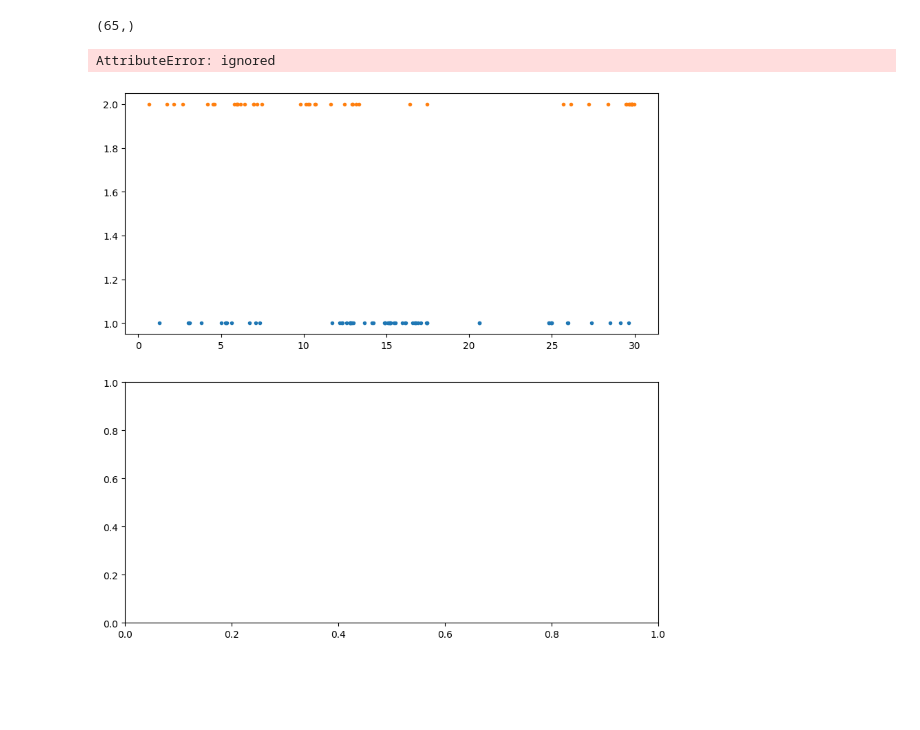
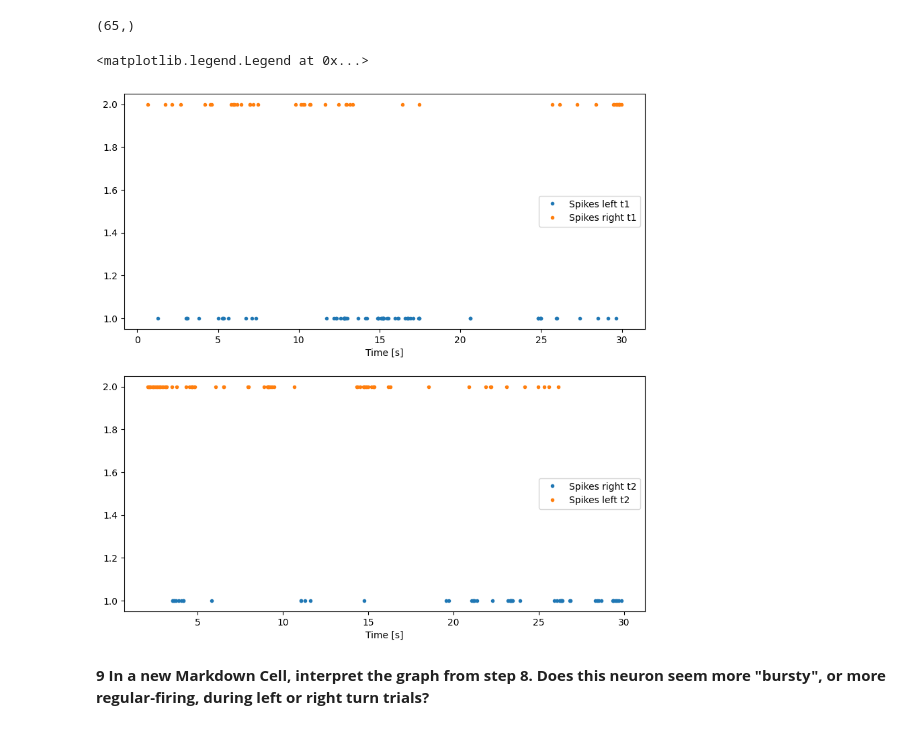
Before and after one commit to caseymacelhiney/neuro265, a Jupyter notebook: coding_homework_7.ipynb, the cells around one changed output. Saved outputs shown, nothing was run; the diff lists cells and outputs as text; code cells hidden in the pictures; blank space fills up the shorter version.

```diff
--- a/coding_homework_7.ipynb
+++ b/coding_homework_7.ipynb
@@ -93,26 +94,22 @@ np.shape(spikes_left_trial1)
 # %% [output]
 (65,)
 # %%
-#In a new Code Cell, make two subplots, and plot the spike train data from trial 1 in your first subplot,
+#8 In a new Code Cell, make two subplots, and plot the spike train data from trial 1 in your first subplot,
 #and the spike train data from trial 2 in your second subplot.
 #You should have dots that correspond to action potentials in two rows (one for left turn, one for right turn) in each subplot. Label your axes.
 fig,ax = plt.subplots(2,figsize=(10,10))
 
-ax[0].plot(spikes_left_trial1, np.ones_like(spikes_left_trial1), '.')  # Plot the low-light condition spikes
-ax[0].plot(spikes_right_trial1, 2 * np.ones_like(spikes_right_trial1), '.')  # ... and the high-light condition spikes, what it is multiplied by moved the high spike train higher
-ax[0].xlim([5, 10])              # Display times 0 to 5 s on the x-axis, then changed to 5 to 10
-ax[0].ylim([0, 3])              # ... and set the y-axis limits
-ax[0].xlabel('Time [s]')            # ... label the x-axis
-ax[0].legend({'Low', 'High'})   # ... show a legend
-ax[0].yticks([])
+ax[0].plot(spikes_left_trial1, np.ones_like(spikes_left_trial1), '.')
+ax[0].plot(spikes_right_trial1, 2 * np.ones_like(spikes_right_trial1), '.')
+ax[0].set_xlabel('Time [s]')
+ax[0].legend({'Spikes left t1', 'Spikes right t1'})
 
-ax[1].plot(spikes_left_trial2, np.ones_like(spikes_left_trial2), '.')  # Plot the low-light condition spikes
-ax[1].plot(spikes_right_trial2, 2 * np.ones_like(spikes_right_trial2), '.')  # ... and the high-light condition spikes, what it is multiplied by moved the high spike train higher
-ax[1].xlim([5, 10])              # Display times 0 to 5 s on the x-axis, then changed to 5 to 10
-ax[1].ylim([0, 3])              # ... and set the y-axis limits
-ax[1].xlabel('Time [s]')            # ... label the x-axis
-ax[1].legend({'Low', 'High'})   # ... show a legend
-ax[1].yticks([])
+ax[1].plot(spikes_left_trial2, np.ones_like(spikes_left_trial2), '.')
+ax[1].plot(spikes_right_trial2, 2 * np.ones_like(spikes_right_trial2), '.')
+ax[1].set_xlabel('Time [s]')
+ax[1].legend({'Spikes left t2', 'Spikes right t2'})
 # %% [output]
-AttributeError: ignored
+<matplotlib.legend.Legend at 0x...>
-[figure, old version]
+[figure, new version]
+# %% [markdown]
+**9 In a new Markdown Cell, interpret the graph from step 8. Does this neuron seem more "bursty", or more regular-firing, during left or right turn trials?**
```
Also changed, not shown: parts of 3 cells of this notebook.
